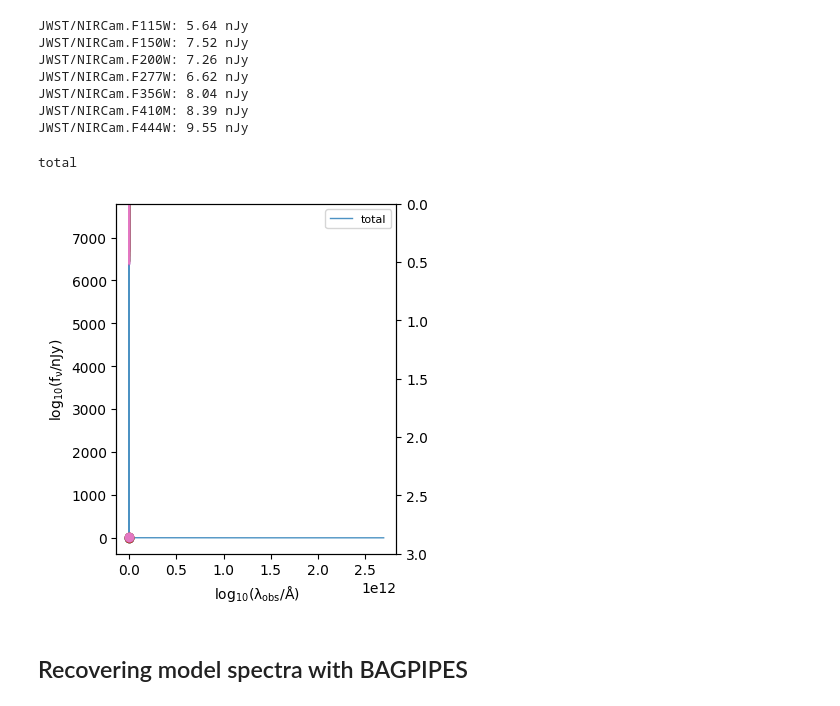
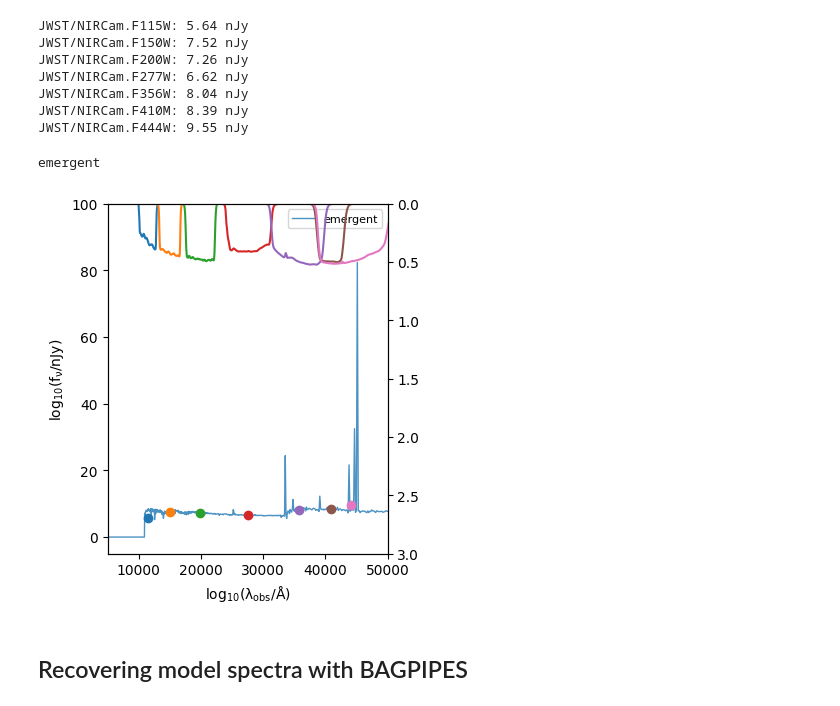
Before and after one commit to jackcturner/syn_bag_workshop, a Jupyter notebook: synthesizer-bagpipes.ipynb, the cells around one changed output. Cells and saved outputs as stored; diff of their text form; code cells hidden in the pictures.

```diff
--- a/synthesizer-bagpipes.ipynb
+++ b/synthesizer-bagpipes.ipynb
@@ -121,11 +120,13 @@ JWST/NIRCam.F410M: 8.39 nJy
 JWST/NIRCam.F444W: 9.55 nJy
 # %%
 # Plot the observed spectra and the measured broadband fluxes.
-galaxy.plot_observed_spectra(cosmo, z, fc=fc, spectra_to_plot=['total'])
+fig, ax = galaxy.plot_observed_spectra(cosmo, z, fc=fc, spectra_to_plot=['emergent'])
+ax.set_xlim(5000,50000)
+ax.set_ylim(-5,100)
 plt.show()
 # %% [output]
-total
+emergent
-[figure, old version]
+[figure, new version]
 # %%
 # Convert fluxes to micro jansky for use in BAGPIPES.
 fluxes = np.array(list(fluxes.values()))/1e3
```
Also changed, not shown: parts of 11 cells of this notebook.
